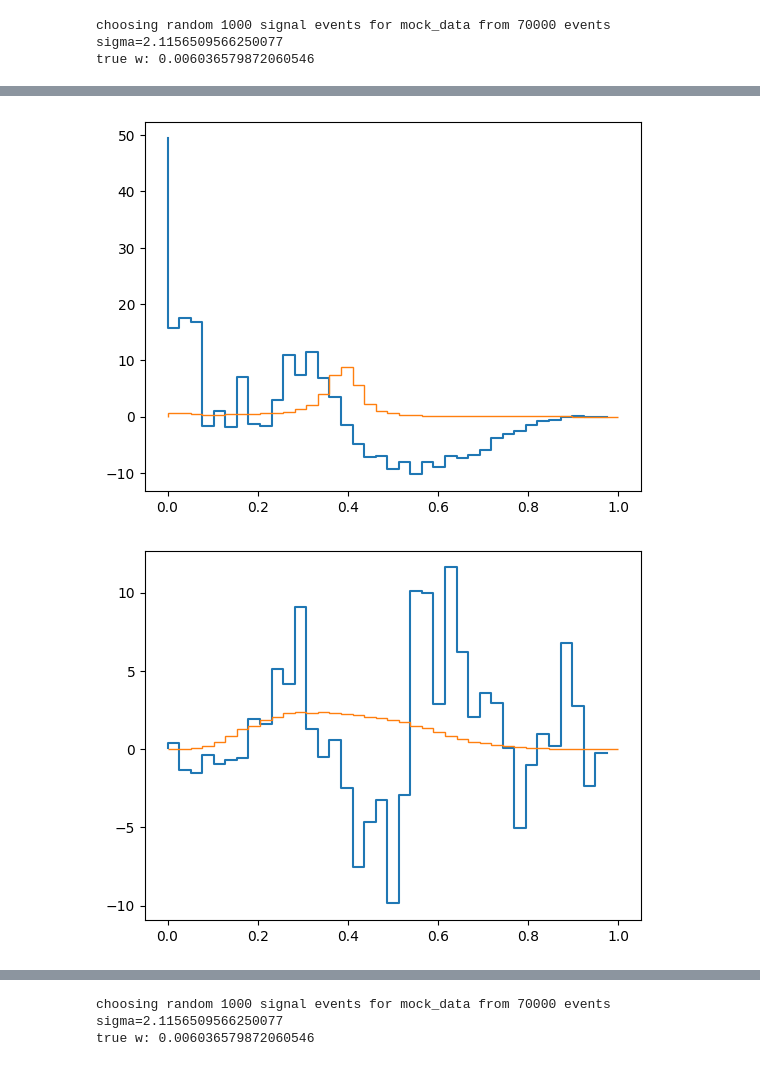
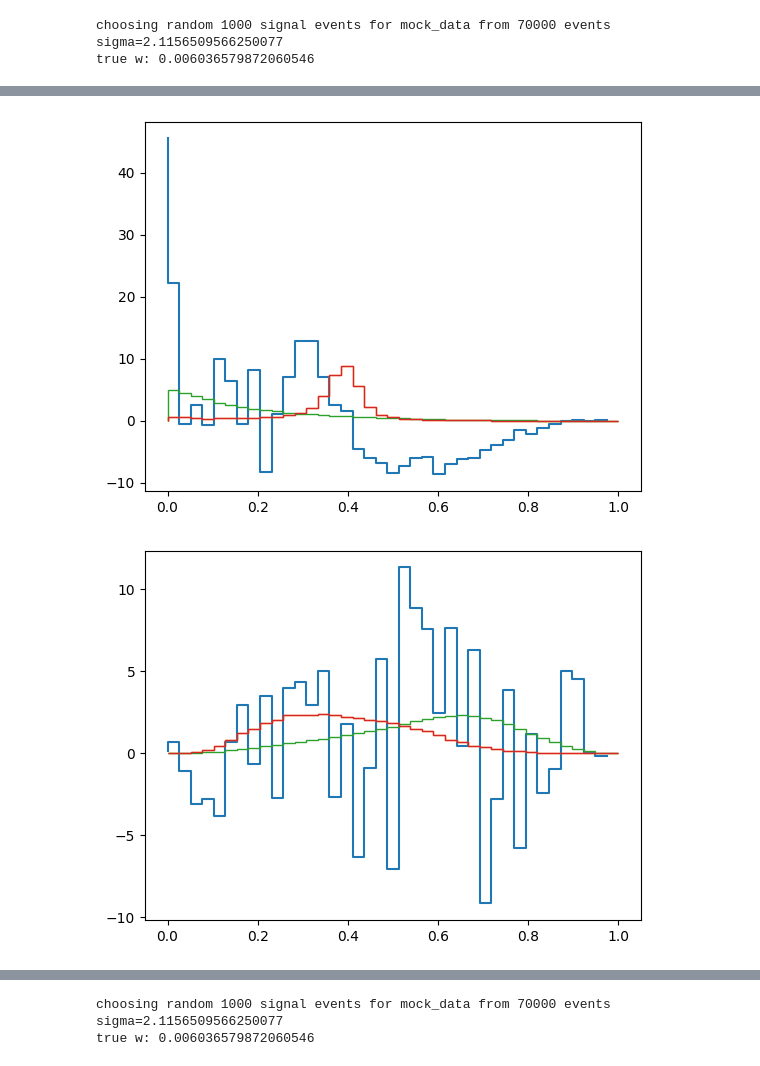
Before and after one commit to rd804/R-ANODE, a Jupyter notebook: notebooks/samples_comparison.ipynb, the cells around one changed output, grey strips where cells are left out. Cells and saved outputs as stored; diff of their text form; code cells hidden in the pictures.

```diff
--- a/notebooks/samples_comparison.ipynb
+++ b/notebooks/samples_comparison.ipynb
@@ -92,16 +92,18 @@ model = flows_model_RQS(device=torch.device('cpu'))
 masses = []
 
 samples_anode = []
-for i in range(5):
+for i in range(20):
     path = f'./results/{wandb_group}/{wandb_job_type}/{wandb_try}{i}/'
     valloss = np.load(path + 'valloss_list.npy')
 
-    lowest_epochs = np.argsort(valloss)[:1]
+    lowest_epochs = np.argsort(valloss)[:10]
+    start = i*1000
+    end = (i+1)*1000
     print(i)
     for epoch in lowest_epochs:
         #if i==0:
        # mass_SR = rv_histogram_SR.rvs(size=1000)
-        mass_SR = SR_data[:,0]
+        mass_SR = x_test[:,0][label==1][start:end]
         mass_SR_tensor = torch.tensor(mass_SR.reshape(-1,1)).float()
        # path = f'wandb/{wandb_group}/{wandb_job_type}/{wandb_try}{i}/'
         model.load_state_dict(torch.load(path + f'model_S_{epoch}.pt',map_location=torch.device('cpu')))
@@ -134,17 +151,18 @@ torch.Size([2441780, 4])
 # %%
 samples_with_mass = torch.hstack([masses,samples_anode,torch.ones((len(masses),1))])
-samples_actual = inverse_transform(samples_with_mass,pre_parameters_CR)
+samples_actual_anode = inverse_transform(samples_with_mass,pre_parameters_CR)
 # %%
 config_file = 'scripts/DE_MAF_model.yml'
 valloss = np.load(f'{CR_path}/valloss_list.npy')
 
-lowest_epochs = np.argsort(valloss)[:5]
+lowest_epochs = np.argsort(valloss)[:10]
 samples_background = []
 masses = []
 for epoch in lowest_epochs:
    # mass_SR = rv_histogram_SR.rvs(size=10000)
     #mass_SR_tensor = torch.tensor(mass_SR.reshape(-1,1)).float()
-    mass_SR = SR_data[:,0]
+    #mass_SR = SR_data[:,0]
+    mass_SR = x_test[:,0][label==1][0:20_000]
     mass_SR_tensor = torch.tensor(mass_SR.reshape(-1,1)).float()
     model_B = DensityEstimator(config_file, eval_mode=True, load_path=f"{CR_path}/model_CR_{epoch}.pt")
     samples = model_B.model.sample(len(mass_SR_tensor),cond_inputs=mass_SR_tensor).detach().numpy()
@@ -176,11 +204,13 @@ bins = np.linspace(0.0,1.0,40)
 
 for i in range(1,5,1):
     hist_back,_ = np.histogram(samples_background_actual[:,i],bins=bins,density=True)
-    hist_data,_ = np.histogram(samples_actual[:,i],bins=bins,density=True)
+    hist_data,_ = np.histogram(samples_actual_anode[:,i],bins=bins,density=True)
 
     hist_sig = (hist_data - hist_back*(1-true_w))/true_w
 
     plt.step(bins[:-1],hist_sig,label='signal')
+    plt.hist(true_signal[:,i],bins=bins,label='true signal',histtype='step',density=True)
+    plt.hist(true_background[:,i],bins=bins,label='true background',histtype='step',density=True)
     plt.hist(true_signal[:,i],bins=bins,label='true signal',histtype='step',density=True)
    # plt.show()
 
@@ -193,2 +223,2 @@ for i in range(1,5,1):
-[figure, old version]
+[figure, new version]
-[figure, old version]
+[figure, new version]
```
Also changed, not shown: parts of 16 cells of this notebook, 3 other files.
